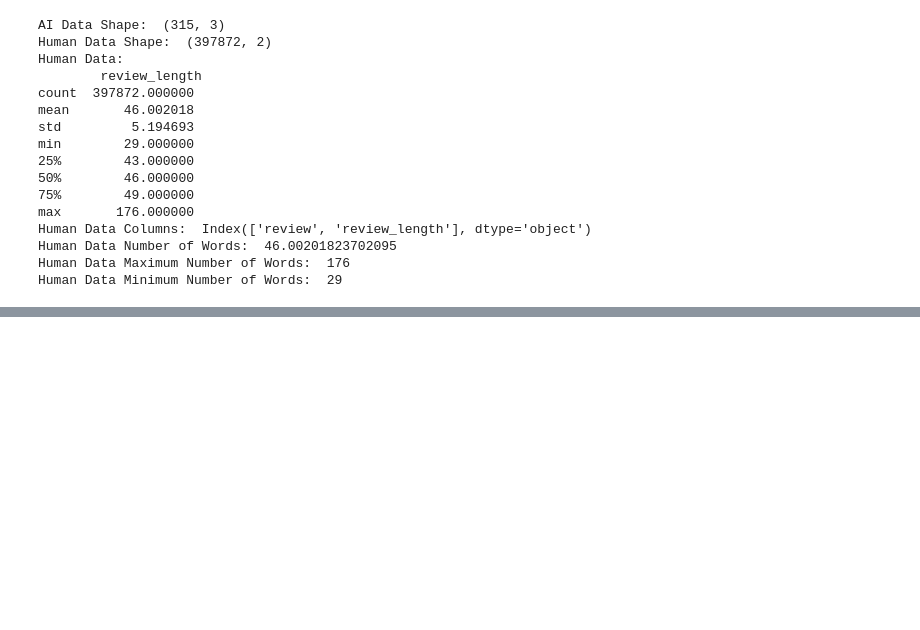
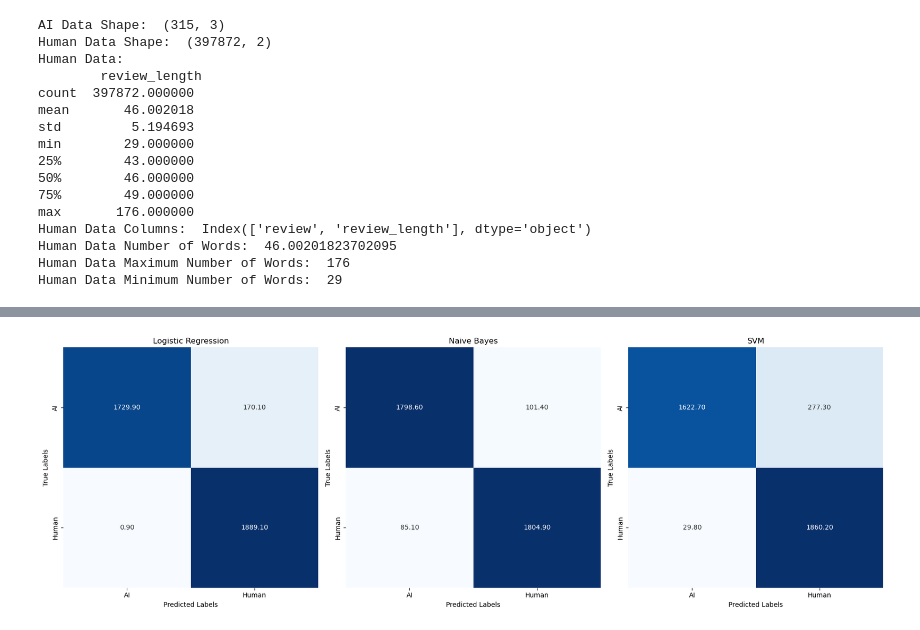
Before and after one commit to meric2/Turkish-AI-Generated-Content-Detection, a Jupyter notebook: baseline_models.ipynb, the cells around one changed output, grey strips where cells are left out. Drawn from its saved outputs; the diff is of its cells as text; code cells hidden in the pictures; blank space fills up the shorter version.

```diff
--- a/baseline_models.ipynb
+++ b/baseline_models.ipynb
@@ -195,7 +260,0 @@ train_ai_augmented
-# %%
-train_human_df, test_human_df = train_test_split(human_data, test_size=0.3, random_state=42)
-
-combined_train_df = pd.concat([train_ai_augmented, train_human_df], ignore_index=True)
-combined_test_df = pd.concat([test_ai_df, test_human_df], ignore_index=True)
-print(combined_test_df.describe())
-print(combined_train_df.describe())
@@ -334 +348,35 @@ plt.show()
+# %%
+import numpy as np
+import matplotlib.pyplot as plt
+import seaborn as sns
+
+# Define function to calculate the mean of confusion matrices
+def mean_confusion_matrix(conf_matrices):
+    sum_matrix = np.zeros_like(conf_matrices[0])
+    for matrix in conf_matrices:
+        sum_matrix += matrix
+    return sum_matrix / len(conf_matrices)
+
+# Calculate mean confusion matrices for each model
+mean_cm_LR = mean_confusion_matrix(all_conf_matrices['LR'])
+mean_cm_NB = mean_confusion_matrix(all_conf_matrices['NB'])
+mean_cm_SVM = mean_confusion_matrix(all_conf_matrices['SVM'])
+
+# Plotting function
+def plot_confusion_matrix(cm, title, ax):
+    sns.heatmap(cm, annot=True, fmt=".2f", cmap='Blues', cbar=False, ax=ax)
+    ax.set_title(title)
+    ax.set_xlabel('Predicted Labels')
+    ax.set_ylabel('True Labels')
+    ax.set_xticklabels(['AI', 'Human'])
+    ax.set_yticklabels(['AI', 'Human'])
+
+fig, axes = plt.subplots(1, 3, figsize=(18, 6))
+plot_confusion_matrix(mean_cm_LR, 'Logistic Regression', axes[0])
+plot_confusion_matrix(mean_cm_NB, 'Naive Bayes', axes[1])
+plot_confusion_matrix(mean_cm_SVM, 'SVM', axes[2])
+plt.tight_layout()
+plt.show()
+# %% [output]
+[figure, added]
 # %% [markdown]
```
Also changed, not shown: parts of 23 cells of this notebook, 1 other file.
